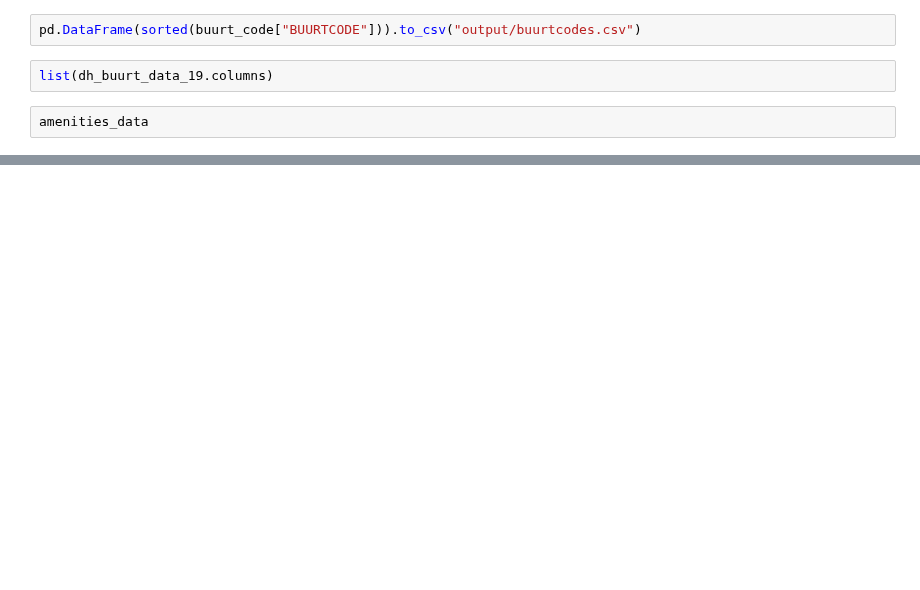
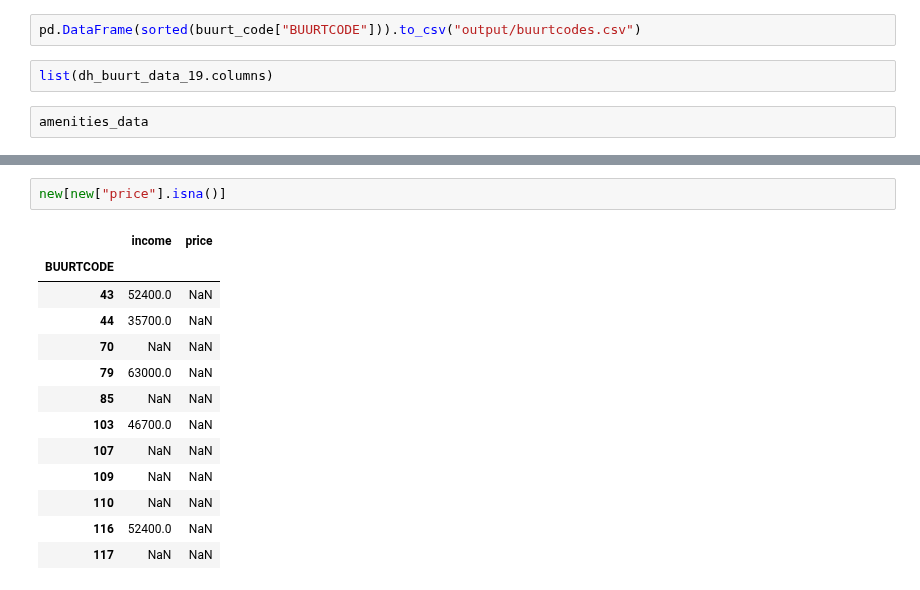
Before and after one commit to J-h-V/OpenDataDenHaag, a Jupyter notebook: Python/NeighborhoodGIS.ipynb, the cells around one changed output, grey strips where cells are left out. Saved outputs shown, nothing was run; the diff lists cells and outputs as text; blank space fills up the shorter version.

```diff
--- a/Python/NeighborhoodGIS.ipynb
+++ b/Python/NeighborhoodGIS.ipynb
@@ -107,0 +189,16 @@ amenities_data
+# %%
+new[new["price"].isna()]
+# %% [output]
+|  | income | price |
+| BUURTCODE |  |  |
+| 43 | 52400.0 | NaN |
+| 44 | 35700.0 | NaN |
+| 70 | NaN | NaN |
+| 79 | 63000.0 | NaN |
+| 85 | NaN | NaN |
+| 103 | 46700.0 | NaN |
+| 107 | NaN | NaN |
+| 109 | NaN | NaN |
+| 110 | NaN | NaN |
+| 116 | 52400.0 | NaN |
+| 117 | NaN | NaN |
```
Also changed, not shown: parts of 21 cells of this notebook, 9 other files.
